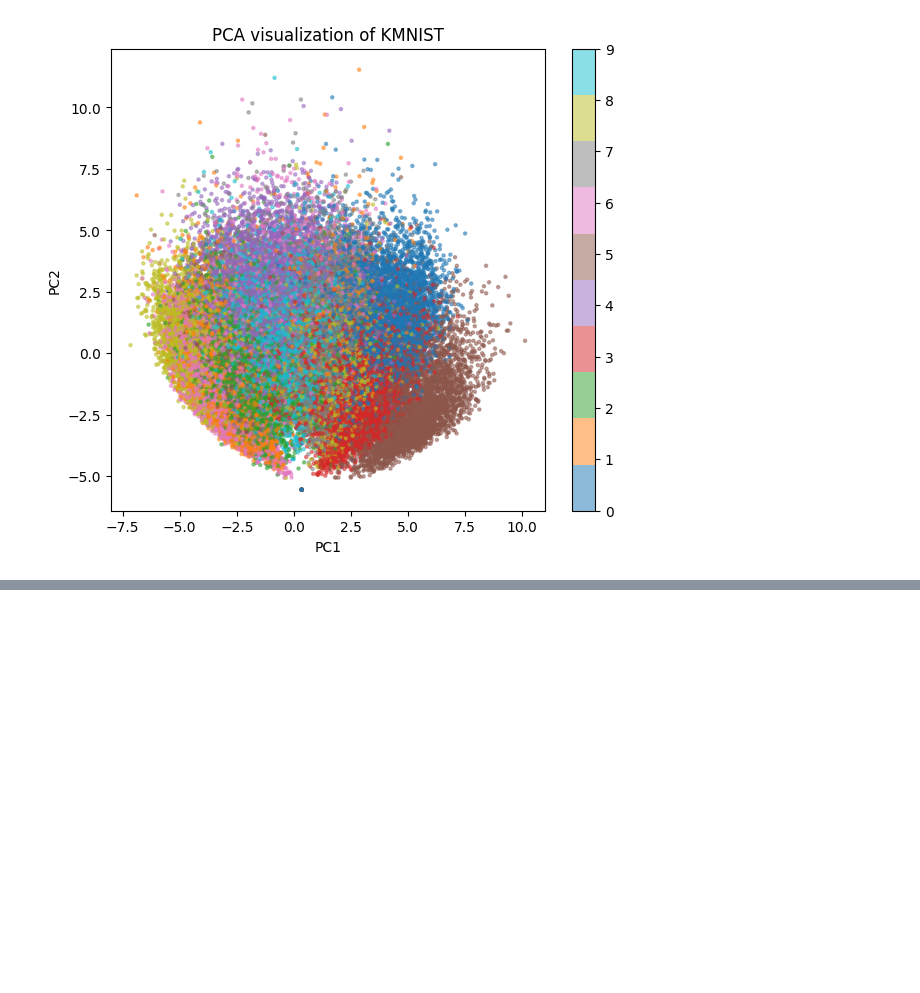
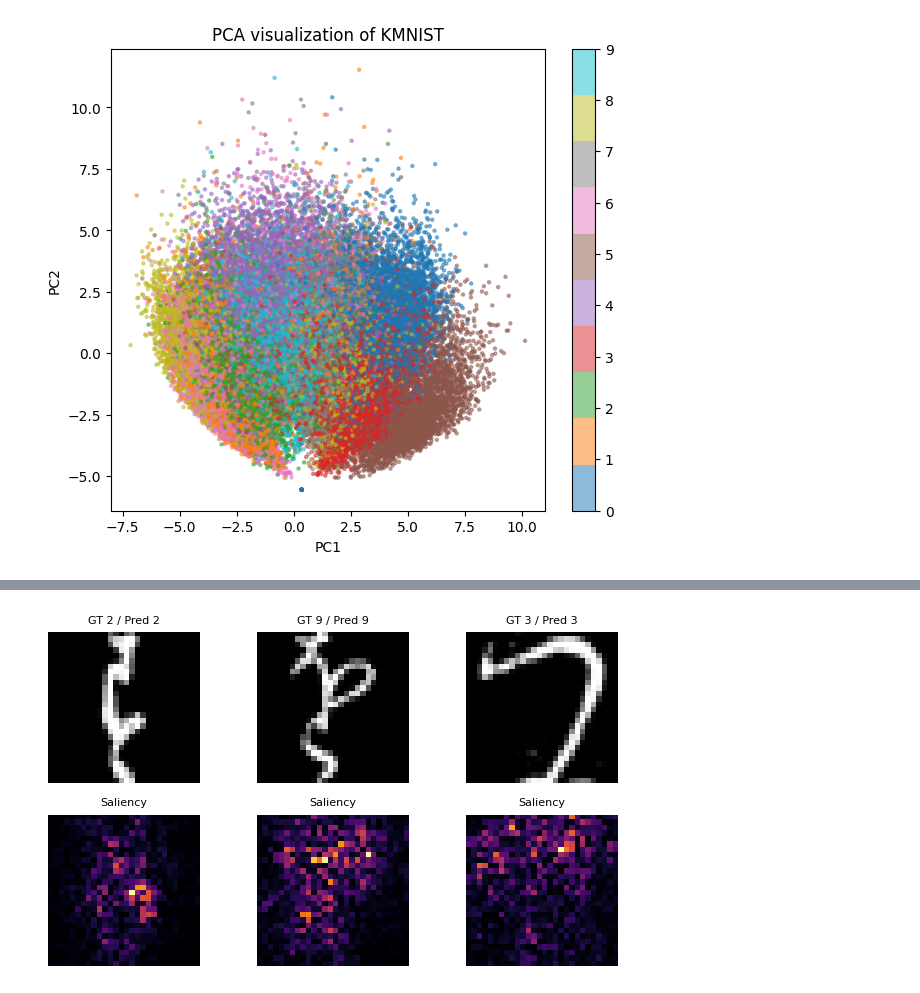
Before and after one commit to adimantamu/ECEN_Data_Mining_Project_Group10, a Jupyter notebook: ECEN758_KMNIST.ipynb, the cells around one changed output, grey strips where cells are left out. Cells and saved outputs as stored; diff of their text form; code cells hidden in the pictures; blank space fills up the shorter version.

```diff
--- a/ECEN758_KMNIST.ipynb
+++ b/ECEN758_KMNIST.ipynb
@@ -755,0 +756,95 @@ Model comparison:
+# %%
+# 4. Model Interpretability – 2x3 figure (3 examples, top row = images, bottom row = saliency)
+
+import torch
+import numpy as np
+import matplotlib.pyplot as plt
+
+# 1. Rebuild TunedImprovedCNN and load the best parameters (if this was already done above, this block can be omitted)
+try:
+    dropout_for_interp = best_dropout
+except NameError:
+    dropout_for_interp = 0.5  # best value selected from your grid search
+
+model_interp = TunedImprovedCNN(dropout_rate=dropout_for_interp).to(DEVICE)
+state_dict = torch.load("best_tuned_improved_cnn.pth", map_location=DEVICE)
+model_interp.load_state_dict(state_dict)
+model_interp.eval()
+
+# 2. Function to compute saliency (with respect to the predicted-class logit)
+def collect_saliency_maps(model, data_loader, device, n=3):
+    """
+    Take the first n samples from data_loader and compute gradient-based saliency maps
+    with respect to the predicted-class logit.
+    Return: images_list (n, 28, 28), labels_list, preds_list, saliency_list (n, 28, 28)
+    """
+    model.eval()
+    images_list = []
+    labels_list = []
+    preds_list = []
+    saliency_list = []
+
+    for images, labels in data_loader:
+        images = images.to(device)
+        labels = labels.to(device)
+
+        images.requires_grad_()  # enable gradients on the input images
+
+        model.zero_grad()
+        outputs = model(images)  # (B, 10)
+        preds = outputs.argmax(dim=1)
+
+        # For each sample: take the logit corresponding to the predicted class as the score
+        scores = outputs[torch.arange(outputs.size(0)), preds]
+
+        # Sum the scores over the whole batch and backpropagate once
+        scores.sum().backward()
+
+        # saliency: take the maximum absolute value over the channel dimension to get (B, 28, 28)
+        saliency = images.grad.detach().abs().max(dim=1)[0]
+
+        for i in range(images.size(0)):
+            images_list.append(images[i].detach().cpu().squeeze(0).numpy())
+            labels_list.append(int(labels[i].cpu()))
+            preds_list.append(int(preds[i].cpu()))
+            saliency_list.append(saliency[i].cpu().numpy())
+            if len(images_list) >= n:
+                return images_list, labels_list, preds_list, saliency_list
+
+    return images_list, labels_list, preds_list, saliency_list
+
+
+# 3. Take 3 samples and plot a 2x3 grid (top row: original images, bottom row: corresponding saliency maps)
+num_examples = 3
+images_list, labels_list, preds_list, saliency_list = collect_saliency_maps(
+    model_interp, test_loader_best, DEVICE, n=num_examples
+)
+
+print(f"Collected {len(images_list)} examples for saliency visualization")
+
+rows, cols = 2, num_examples
+fig, axes = plt.subplots(rows, cols, figsize=(2.2 * cols, 3.8))
+
+for j in range(num_examples):
+    # ---------- Top row: original input image ----------
+    ax_img = axes[0, j]
+    ax_img.imshow(images_list[j], cmap="gray", interpolation="nearest")
+    gt = labels_list[j]
+    pred = preds_list[j]
+    title = f"GT {gt} / Pred {pred}"
+    ax_img.set_title(title, fontsize=8)
+    ax_img.axis("off")
+
+    # ---------- Bottom row: corresponding saliency heatmap ----------
+    ax_sal = axes[1, j]
+    s = saliency_list[j]
+    # Normalize each saliency map individually to [0, 1]
+    s = (s - s.min()) / (s.max() - s.min() + 1e-8)
+    ax_sal.imshow(s, cmap="inferno", interpolation="nearest")
+    ax_sal.set_title("Saliency", fontsize=8)
+    ax_sal.axis("off")
+
+plt.tight_layout()
+plt.savefig("cnn_saliency_2x3.png", dpi=300, bbox_inches="tight")
+plt.show()
+# %% [output]
@@ -755,0 +852 @@ Model comparison:
+[figure, added]
```
Also changed, not shown: parts of 10 cells of this notebook.
